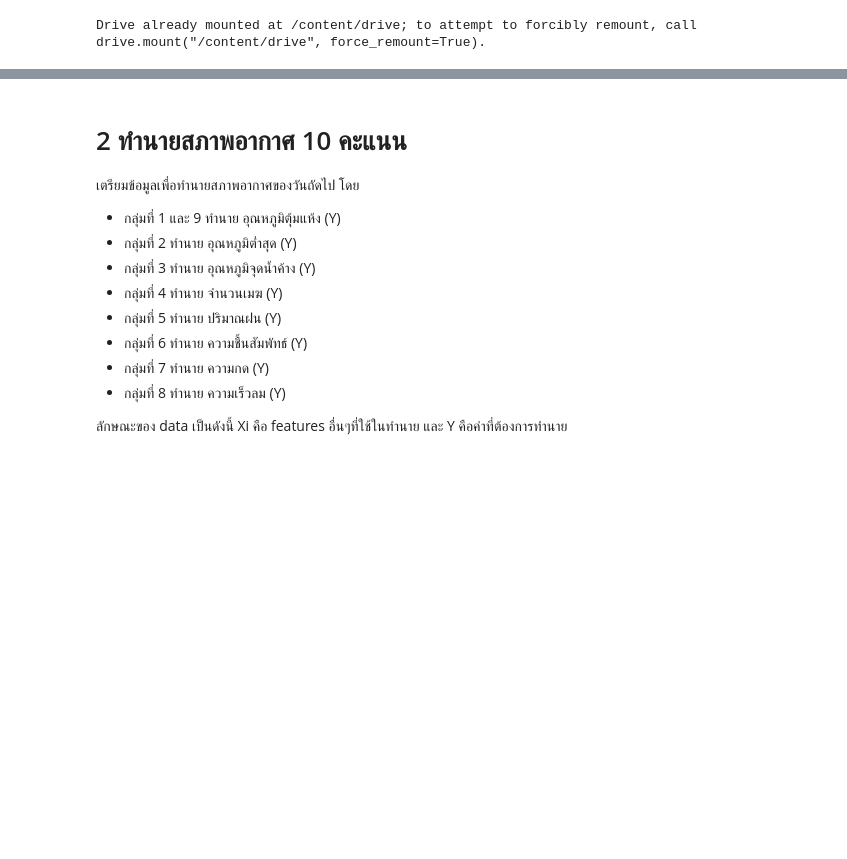
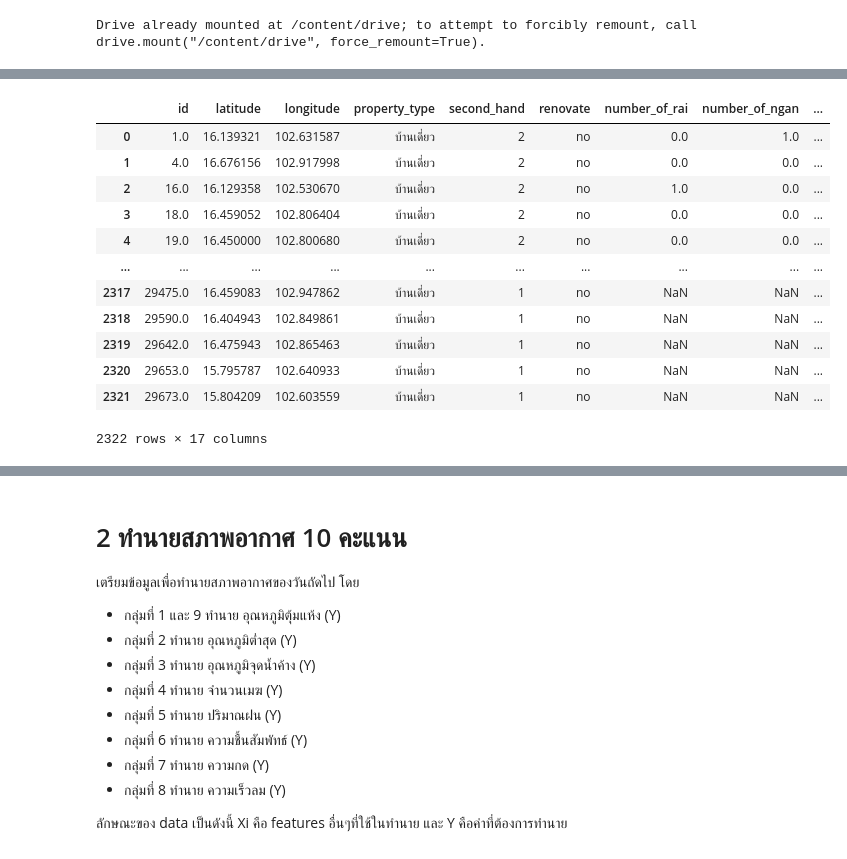
Before and after one commit to supatsara2002/bsc_dpdm22, a Jupyter notebook: midterm_dpdm22.ipynb, the cells around one changed output, grey strips where cells are left out. Cells and saved outputs as stored; diff of their text form; code cells hidden in the pictures; blank space fills up the shorter version.

```diff
--- a/midterm_dpdm22.ipynb
+++ b/midterm_dpdm22.ipynb
@@ -50,0 +69,2 @@ ValueError: ignored
+# %%
+home2 = home2[['id','latitude', 'longitude','property_type','second_hand','renovate','number_of_rai','number_of_ngan','number_of_va','number_of_story','number_of_bedroom','number_of_bathroom','direction','furniture','usable_area','number_of_parking', 'sell_price']]
@@ -50,0 +88,18 @@ ValueError: ignored
+# %%
+home_1 = pd.concat([home2, home1], ignore_index=True, sort=False)
+# %%
+home_1
+# %% [output]
+|  | id | latitude | longitude | property_type | second_hand | renovate | number_of_rai | number_of_ngan | ... |
+| 0 | 1.0 | 16.139321 | 102.631587 | บ้านเดี่ยว | 2 | no | 0.0 | 1.0 | ... |
+| 1 | 4.0 | 16.676156 | 102.917998 | บ้านเดี่ยว | 2 | no | 0.0 | 0.0 | ... |
+| 2 | 16.0 | 16.129358 | 102.530670 | บ้านเดี่ยว | 2 | no | 1.0 | 0.0 | ... |
+| 3 | 18.0 | 16.459052 | 102.806404 | บ้านเดี่ยว | 2 | no | 0.0 | 0.0 | ... |
+| 4 | 19.0 | 16.450000 | 102.800680 | บ้านเดี่ยว | 2 | no | 0.0 | 0.0 | ... |
+| ... | ... | ... | ... | ... | ... | ... | ... | ... | ... |
+| 2317 | 29475.0 | 16.459083 | 102.947862 | บ้านเดี่ยว | 1 | no | NaN | NaN | ... |
+| 2318 | 29590.0 | 16.404943 | 102.849861 | บ้านเดี่ยว | 1 | no | NaN | NaN | ... |
+| 2319 | 29642.0 | 16.475943 | 102.865463 | บ้านเดี่ยว | 1 | no | NaN | NaN | ... |
+| 2320 | 29653.0 | 15.795787 | 102.640933 | บ้านเดี่ยว | 1 | no | NaN | NaN | ... |
+| 2321 | 29673.0 | 15.804209 | 102.603559 | บ้านเดี่ยว | 1 | no | NaN | NaN | ... |
+2322 rows × 17 columns
```
Also changed, not shown: parts of 52 cells of this notebook.
